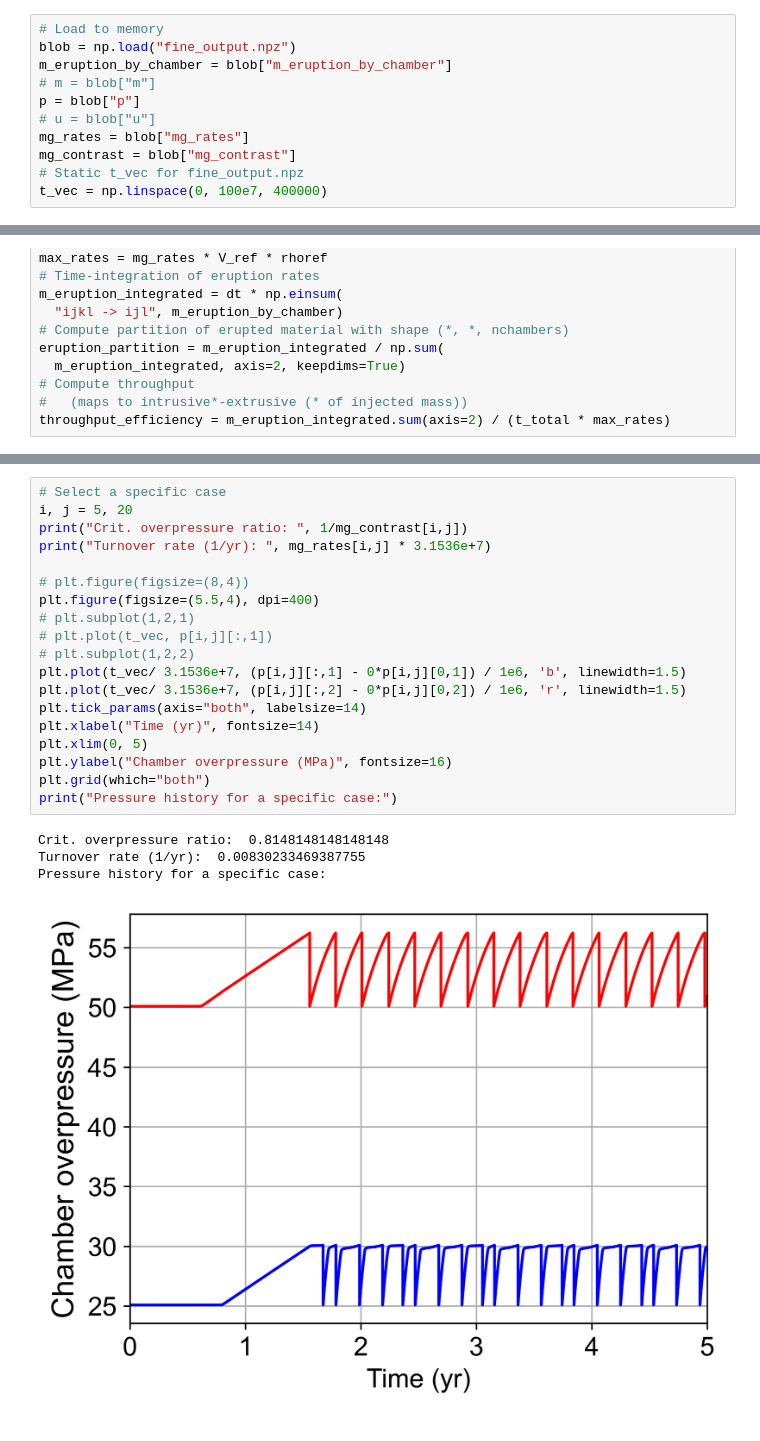
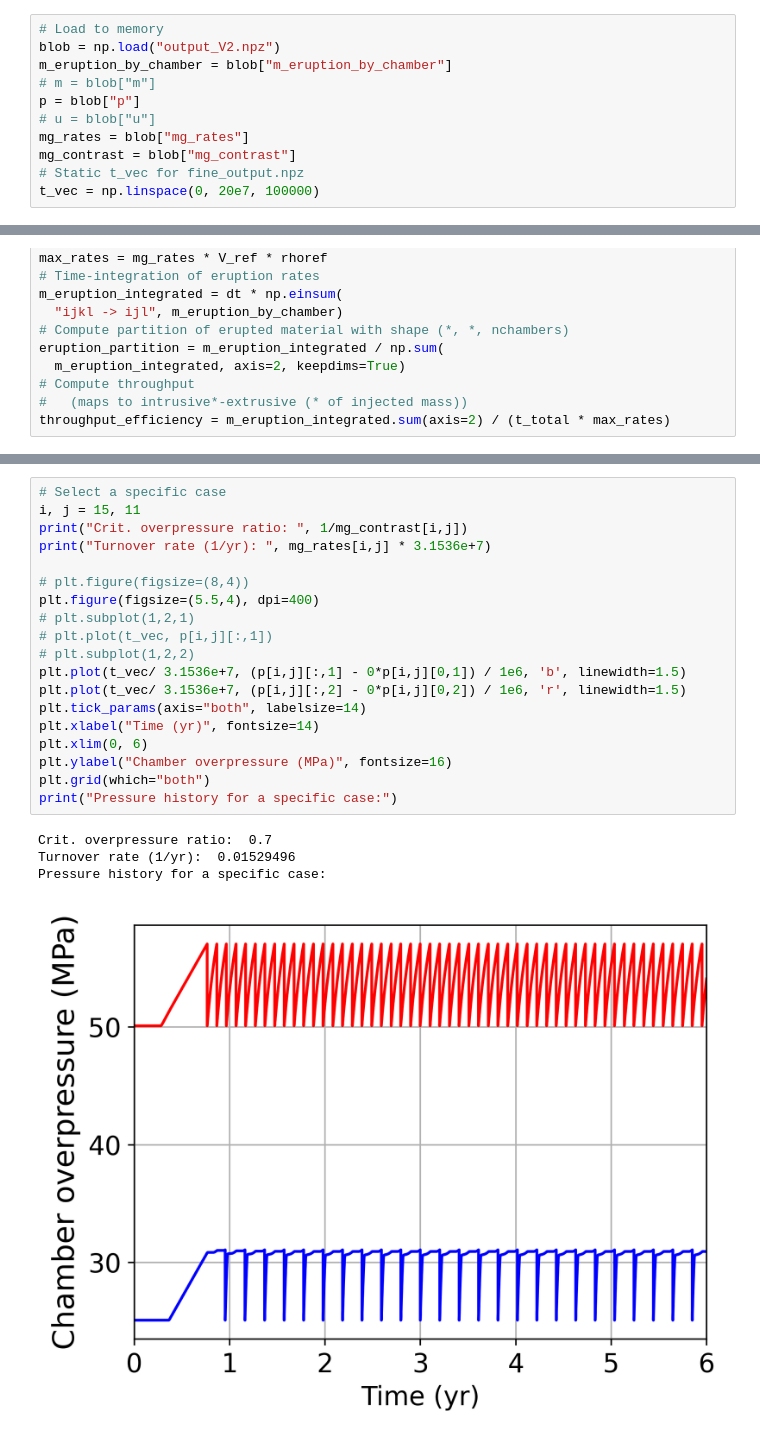
Before and after one commit to fredriclam/magma-network, a Jupyter notebook: fig_V_prod.ipynb, the cells around one changed output, grey strips where cells are left out. Saved outputs shown, nothing was run; the diff lists cells and outputs as text.

```diff
--- a/fig_V_prod.ipynb
+++ b/fig_V_prod.ipynb
@@ -72,6 +60,6 @@ run_simulation(eruptibility_contrast, turnover_rate, ij)
 # %%
 # Load to memory
-blob = np.load("fine_output.npz")
+blob = np.load("output_V2.npz")
 m_eruption_by_chamber = blob["m_eruption_by_chamber"]
 # m = blob["m"]
 p = blob["p"]
@@ -79,4 +67,4 @@ p = blob["p"]
 mg_rates = blob["mg_rates"]
 mg_contrast = blob["mg_contrast"]
 # Static t_vec for fine_output.npz
-t_vec = np.linspace(0, 100e7, 400000)
+t_vec = np.linspace(0, 20e7, 100000)
@@ -172,26 +475,26 @@ plt.plot(t_vec, m_eruption_by_chamber[i,j][:,2])
 # %%
 # Select a specific case
-i, j = 5, 20
+i, j = 15, 11
 print("Crit. overpressure ratio: ", 1/mg_contrast[i,j])
 print("Turnover rate (1/yr): ", mg_rates[i,j] * 3.1536e+7)
 
 # plt.figure(figsize=(8,4))
 plt.figure(figsize=(5.5,4), dpi=400)
 # plt.subplot(1,2,1)
 # plt.plot(t_vec, p[i,j][:,1])
 # plt.subplot(1,2,2)
 plt.plot(t_vec/ 3.1536e+7, (p[i,j][:,1] - 0*p[i,j][0,1]) / 1e6, 'b', linewidth=1.5)
 plt.plot(t_vec/ 3.1536e+7, (p[i,j][:,2] - 0*p[i,j][0,2]) / 1e6, 'r', linewidth=1.5)
 plt.tick_params(axis="both", labelsize=14)
 plt.xlabel("Time (yr)", fontsize=14)
-plt.xlim(0, 5)
+plt.xlim(0, 6)
 plt.ylabel("Chamber overpressure (MPa)", fontsize=16)
 plt.grid(which="both")
 print("Pressure history for a specific case:")
 # %% [output]
-Crit. overpressure ratio:  0.8148148148148148
-Turnover rate (1/yr):  0.00830233469387755
+Crit. overpressure ratio:  0.7
+Turnover rate (1/yr):  0.01529496
 Pressure history for a specific case:
-[figure, old version]
+[figure, new version]
 # %%
 # Select a specific case
```
Also changed, not shown: parts of 30 cells of this notebook.
